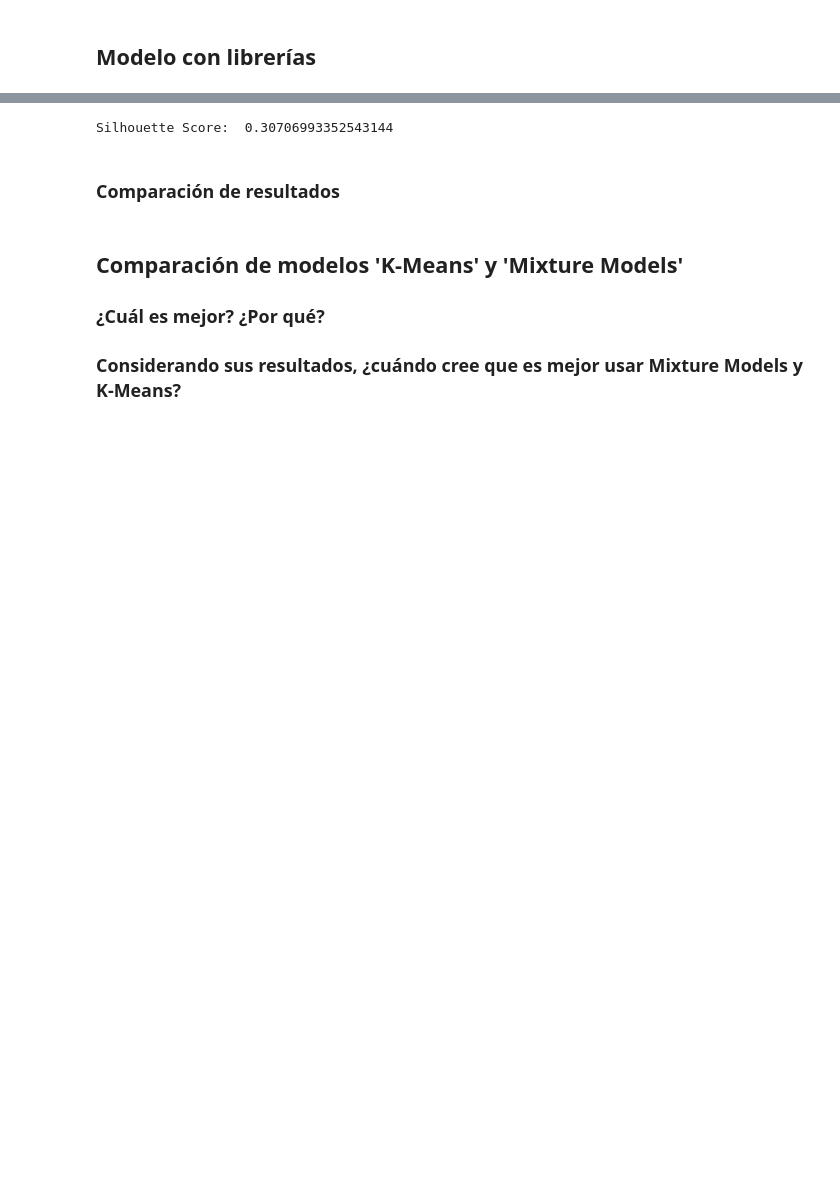
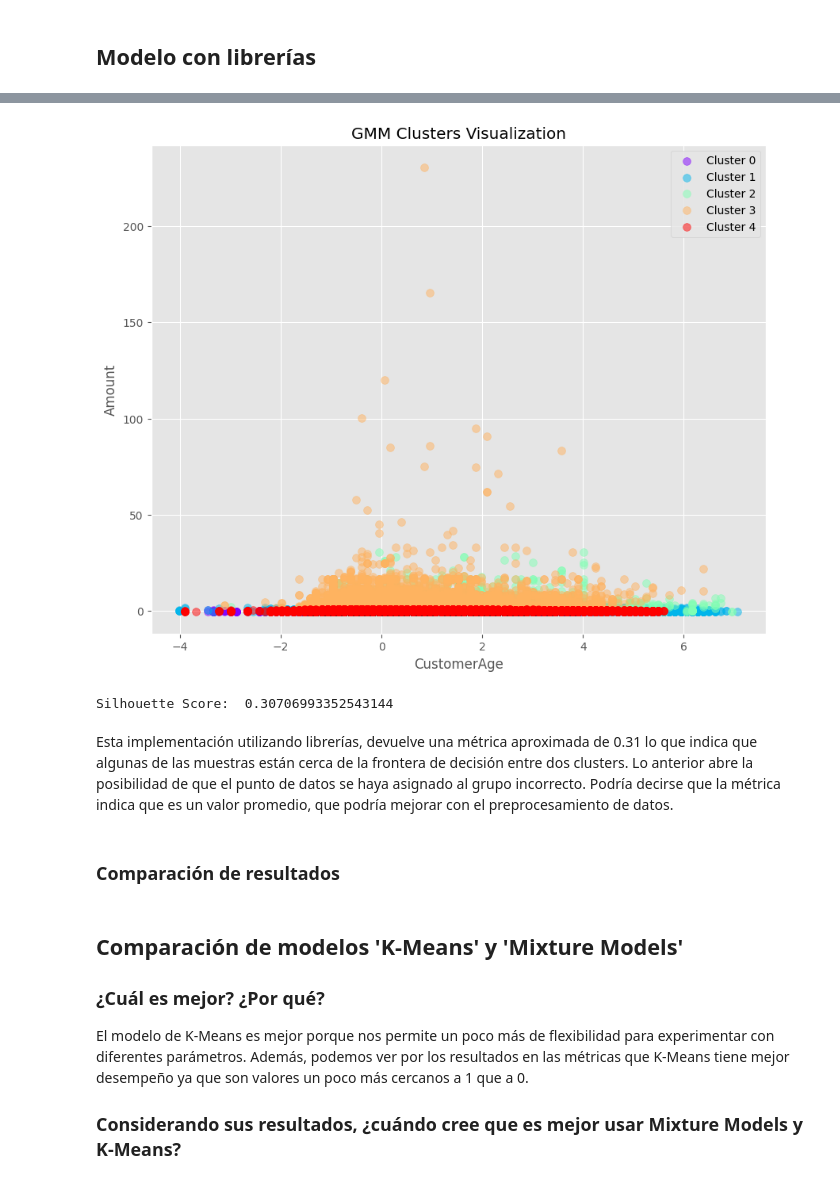
Before and after one commit to bl33h/bankCustomerSegmentation, a Jupyter notebook: bankCustomerSegmentation.ipynb, the cells around one changed output, grey strips where cells are left out. Drawn from its saved outputs; the diff is of its cells as text; code cells hidden in the pictures; blank space fills up the shorter version.

```diff
--- a/bankCustomerSegmentation.ipynb
+++ b/bankCustomerSegmentation.ipynb
@@ -589,12 +541,36 @@ def plot_gmm(gmm, X):
+# %%
+def plot_clusters(X, labels, title='Clusters'):
+    x_feature = 'CustomerAge'
+    y_feature = 'Amount'
+
+    plt.figure(figsize=(10, 8))
+
+    unique_labels = np.unique(labels)
+    colors = plt.cm.rainbow(np.linspace(0, 1, len(unique_labels)))
+
+    for label, color in zip(unique_labels, colors):
+        cluster_data = X[labels == label]
+        plt.scatter(cluster_data[x_feature], cluster_data[y_feature], s=50, color=color, alpha=0.5, label=f'Cluster {label}')
+
+    plt.title(title)
+    plt.xlabel(x_feature)
+    plt.ylabel(y_feature)
+    plt.legend()
+    plt.show()
+plot_clusters(scaled_features, y_gmm, 'GMM Clusters Visualization')
+# %% [output]
+[figure, added]
 # %%
 score = silhouette_score(scaled_features, y_gmm)
 print('Silhouette Score: ', score)
 # %% [output]
 Silhouette Score:  0.30706993352543144
+# %% [markdown]
+Esta implementación utilizando librerías, devuelve una métrica aproximada de 0.31 lo que indica que algunas de las muestras están cerca de la frontera de decisión entre dos clusters. Lo anterior abre la posibilidad de que el punto de datos se haya asignado al grupo incorrecto. Podría decirse que la métrica indica que es un valor promedio, que podría mejorar con el preprocesamiento de datos.
 # %% [markdown]
 ### Comparación de resultados
 # %% [markdown]
 ## Comparación de modelos 'K-Means' y 'Mixture Models'
 ### ¿Cuál es mejor? ¿Por qué?
-
+El modelo de K-Means es mejor porque nos permite un poco más de flexibilidad para experimentar con diferentes parámetros. Además, podemos ver por los resultados en las métricas que K-Means tiene mejor desempeño ya que son valores un poco más cercanos a 1 que a 0.
 ### Considerando sus resultados, ¿cuándo cree que es mejor usar Mixture Models y K-Means?
```
Also changed, not shown: parts of 3 cells of this notebook.
